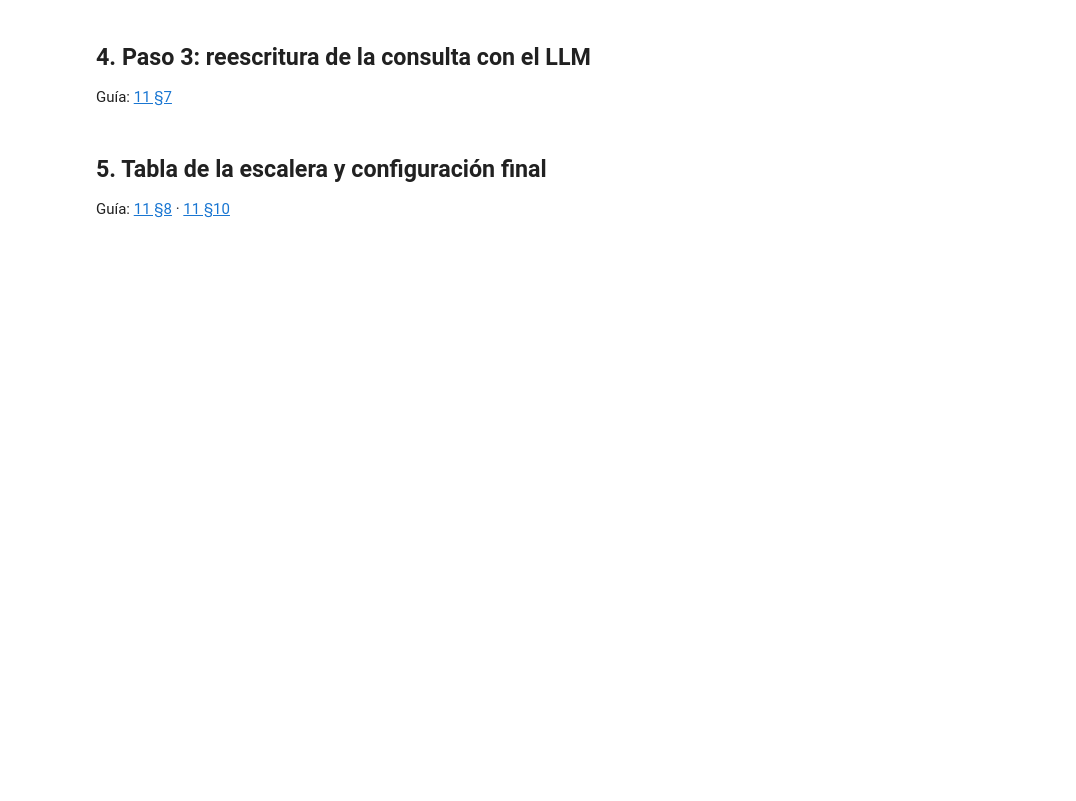
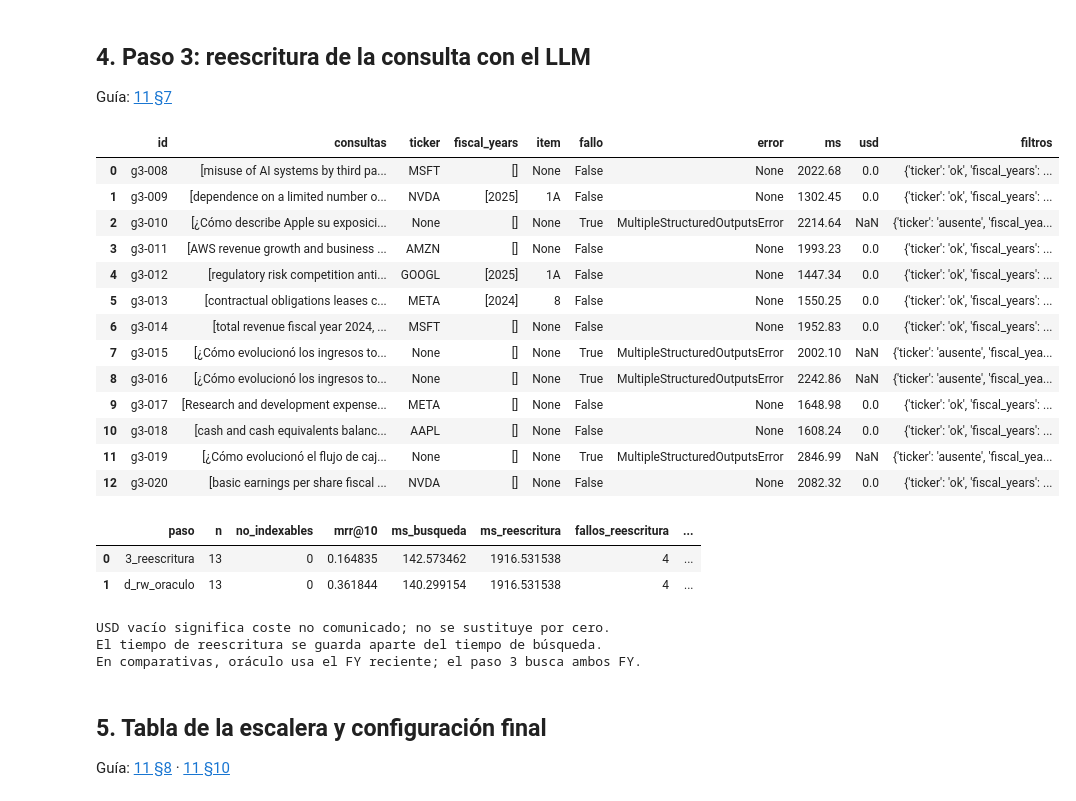
Before and after one commit to Romequinco/10k-financial-agent, a Jupyter notebook: notebooks/05_mejora_retrieval.ipynb, the cells around one changed output. Saved outputs shown, nothing was run; the diff lists cells and outputs as text; code cells hidden in the pictures; blank space fills up the shorter version.

```diff
--- a/notebooks/05_mejora_retrieval.ipynb
+++ b/notebooks/05_mejora_retrieval.ipynb
@@ -42,7 +190,58 @@ Guía: [11 §6](../docs/11_skill_mejora_retrieval.md)
 
 Guía: [11 §7](../docs/11_skill_mejora_retrieval.md)
 # %%
-# TODO: retrieval.reescribir_consulta (requiere EJECUTAR = True)
+# Única celda que puede llamar a OpenRouter: solo con EJECUTAR=True
+# y para preguntas sin caché. Nunca se imprime la clave.
+# Usa 1-3 consultas en inglés y filtros elegidos por el modelo.
+# Las comparativas buscan ambos ejercicios y fusionan sus rankings.
+paso3 = None
+try:
+    paso3 = evaluacion.medir_retrieval(
+        golden, "3_reescritura", DIRECTORIO,
+        permitir_api=EJECUTAR, reutilizar=REUTILIZAR_RANKINGS,
+    )
+    rw_oraculo = evaluacion.medir_retrieval(
+        golden, "d_rw_oraculo", DIRECTORIO,
+        permitir_api=EJECUTAR, reutilizar=REUTILIZAR_RANKINGS,
+    )
+except retrieval.ReescrituraPendiente as exc:
+    print(str(exc))
+    print("Puedes continuar: la tabla final indicará que falta el paso 3.")
+else:
+    display(pd.DataFrame([{
+        "id": f["id"], **f["reescritura"]["busqueda"],
+        "fallo": f["reescritura"]["fallo"], "error": f["reescritura"]["error"],
+        "ms": f["reescritura"]["ms"], "usd": f["reescritura"]["usd"],
+        "filtros": f["filtros"],
+    } for f in paso3]))
+    display(pd.DataFrame([
+        {"paso": "3_reescritura", **evaluacion.resumir_retrieval(paso3, golden)},
+        {"paso": "d_rw_oraculo", **evaluacion.resumir_retrieval(rw_oraculo, golden)},
+    ]))
+    print("USD vacío significa coste no comunicado; no se sustituye por cero.")
+    print("El tiempo de reescritura se guarda aparte del tiempo de búsqueda.")
+    print("En comparativas, oráculo usa el FY reciente; el paso 3 busca ambos FY.")
+# %% [output]
+|  | id | consultas | ticker | fiscal_years | item | fallo | error | ms | usd | filtros |
+| 0 | g3-008 | [misuse of AI systems by third pa... | MSFT | [] | None | False | None | 2022.68 | 0.0 | {'ticker': 'ok', 'fiscal_years': ... |
+| 1 | g3-009 | [dependence on a limited number o... | NVDA | [2025] | 1A | False | None | 1302.45 | 0.0 | {'ticker': 'ok', 'fiscal_years': ... |
+| 2 | g3-010 | [¿Cómo describe Apple su exposici... | None | [] | None | True | MultipleStructuredOutputsError | 2214.64 | NaN | {'ticker': 'ausente', 'fiscal_yea... |
+| 3 | g3-011 | [AWS revenue growth and business ... | AMZN | [] | None | False | None | 1993.23 | 0.0 | {'ticker': 'ok', 'fiscal_years': ... |
+| 4 | g3-012 | [regulatory risk competition anti... | GOOGL | [2025] | 1A | False | None | 1447.34 | 0.0 | {'ticker': 'ok', 'fiscal_years': ... |
+| 5 | g3-013 | [contractual obligations leases c... | META | [2024] | 8 | False | None | 1550.25 | 0.0 | {'ticker': 'ok', 'fiscal_years': ... |
+| 6 | g3-014 | [total revenue fiscal year 2024, ... | MSFT | [] | None | False | None | 1952.83 | 0.0 | {'ticker': 'ok', 'fiscal_years': ... |
+| 7 | g3-015 | [¿Cómo evolucionó los ingresos to... | None | [] | None | True | MultipleStructuredOutputsError | 2002.10 | NaN | {'ticker': 'ausente', 'fiscal_yea... |
+| 8 | g3-016 | [¿Cómo evolucionó los ingresos to... | None | [] | None | True | MultipleStructuredOutputsError | 2242.86 | NaN | {'ticker': 'ausente', 'fiscal_yea... |
+| 9 | g3-017 | [Research and development expense... | META | [] | None | False | None | 1648.98 | 0.0 | {'ticker': 'ok', 'fiscal_years': ... |
+| 10 | g3-018 | [cash and cash equivalents balanc... | AAPL | [] | None | False | None | 1608.24 | 0.0 | {'ticker': 'ok', 'fiscal_years': ... |
+| 11 | g3-019 | [¿Cómo evolucionó el flujo de caj... | None | [] | None | True | MultipleStructuredOutputsError | 2846.99 | NaN | {'ticker': 'ausente', 'fiscal_yea... |
+| 12 | g3-020 | [basic earnings per share fiscal ... | NVDA | [] | None | False | None | 2082.32 | 0.0 | {'ticker': 'ok', 'fiscal_years': ... |
+|  | paso | n | no_indexables | mrr@10 | ms_busqueda | ms_reescritura | fallos_reescritura | ... |
+| 0 | 3_reescritura | 13 | 0 | 0.164835 | 142.573462 | 1916.531538 | 4 | ... |
+| 1 | d_rw_oraculo | 13 | 0 | 0.361844 | 140.299154 | 1916.531538 | 4 | ... |
+USD vacío significa coste no comunicado; no se sustituye por cero.
+El tiempo de reescritura se guarda aparte del tiempo de búsqueda.
+En comparativas, oráculo usa el FY reciente; el paso 3 busca ambos FY.
 # %% [markdown]
 ## 5. Tabla de la escalera y configuración final
 
```
Also changed, not shown: parts of 20 cells of this notebook, 51 other files.
